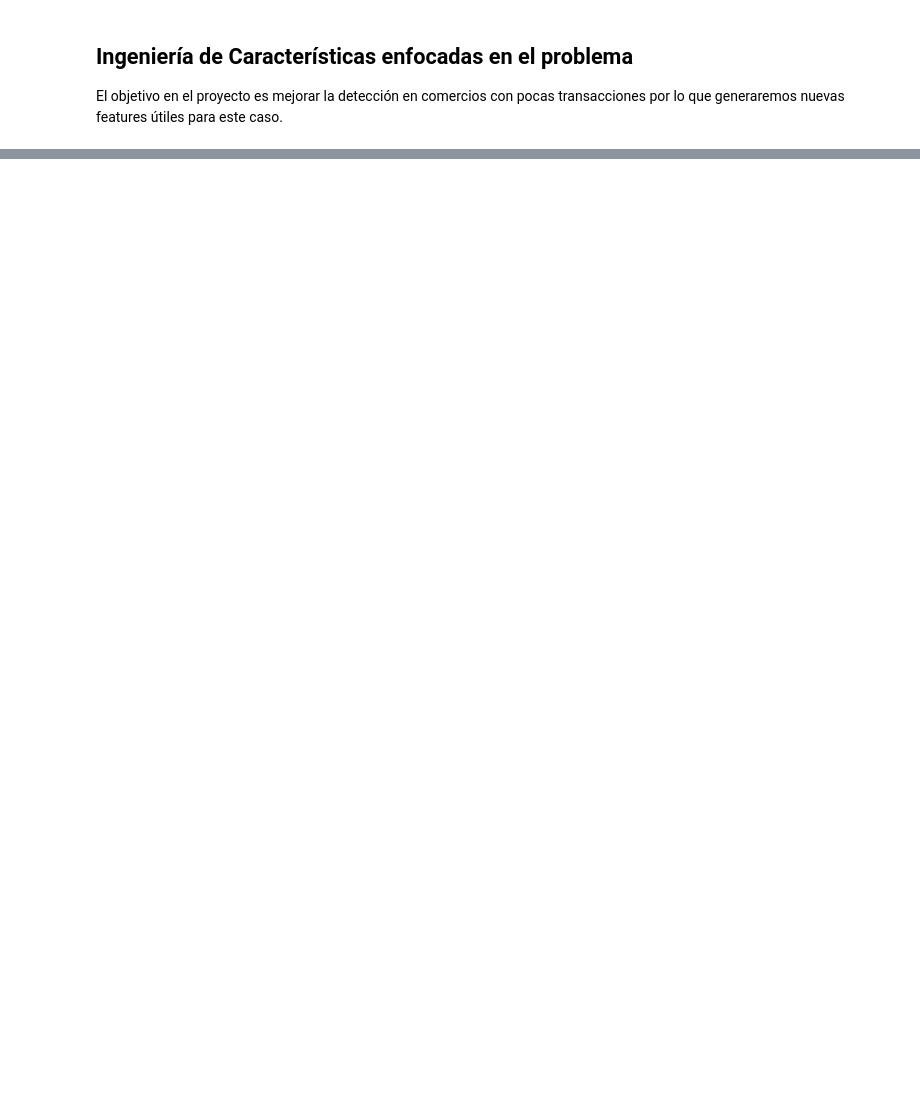
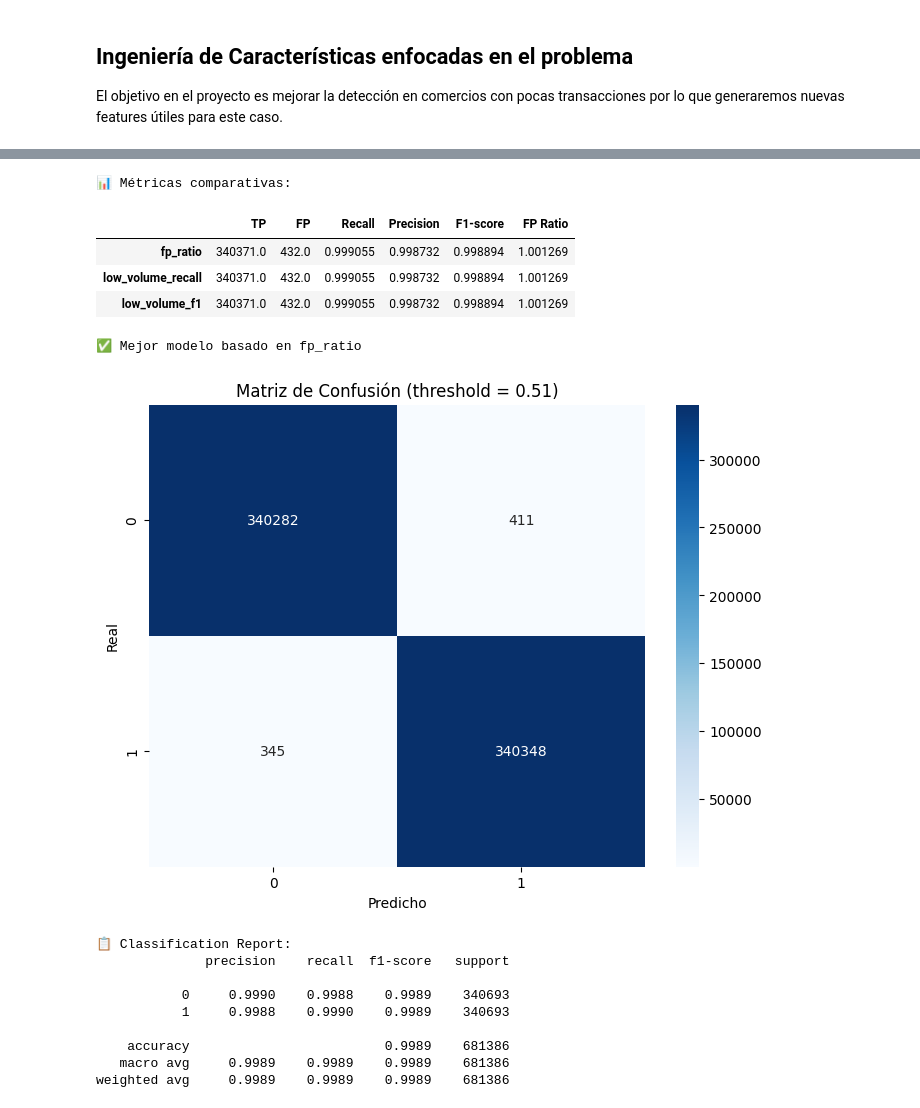
Before and after one commit to FabianJuarez182/ProyectoPlusTI_SDS, a Jupyter notebook: PlusTI.ipynb, the cells around one changed output, grey strips where cells are left out. Saved outputs shown, nothing was run; the diff lists cells and outputs as text; code cells hidden in the pictures; blank space fills up the shorter version.

Commit message:
Modelo Base y Metricas personalizadas

```diff
--- a/PlusTI.ipynb
+++ b/PlusTI.ipynb
@@ -156,0 +294,19 @@ data['amt_zscore'] = (data['amt'] - data.groupby('cc_num')['amt'].transform('mea
+# %%
+def custom_low_volume_recall(preds, train_data):
+    df = train_data.data.copy()
+    df['y_true'] = train_data.get_label()
+    df['pred'] = preds
+    df['pred_binary'] = (preds >= 0.5).astype(int)
+
+    # Definir comercios de baja actividad por percentil 10
+    merchant_counts = df.groupby('merchant')['trans_num'].count()
+    threshold = np.percentile(merchant_counts, 10)
+    low_volume_merchants = merchant_counts[merchant_counts <= threshold].index
+
+    low_volume_data = df[df['merchant'].isin(low_volume_merchants)]
+
+    TP = ((low_volume_data['pred_binary'] == 1) & (low_volume_data['y_true'] == 1)).sum()
+    FN = ((low_volume_data['pred_binary'] == 0) & (low_volume_data['y_true'] == 1)).sum()
+    recall = TP / (TP + FN) if (TP + FN) != 0 else 0
+
+    return 'low_volume_recall', recall, True  # True: cuanto más alto, mejor
@@ -156,0 +409,59 @@ data['amt_zscore'] = (data['amt'] - data.groupby('cc_num')['amt'].transform('mea
+# %%
+from sklearn.metrics import confusion_matrix, classification_report
+
+# Convertir eval_results en DataFrame y ordenar por Recall
+results_df = pd.DataFrame(eval_results).T.sort_values(by='Recall', ascending=False)
+
+# Mostrar tabla ordenada
+print("\n📊 Métricas comparativas:")
+display(results_df)
+
+# Seleccionar el mejor modelo por Recall (puedes cambiar a 'F1-score' si prefieres)
+best_metric_name = results_df.index[0]
+print(f"\n✅ Mejor modelo basado en {best_metric_name}")
+
+# Volver a entrenar el mejor modelo (porque en el loop anterior se sobrescriben los modelos)
+best_feval = fevals[best_metric_name]
+model = lgb.train(
+    params,
+    lgb_train,
+    valid_sets=[lgb_train, lgb_val],
+    valid_names=['train', 'val'],
+    feval=best_feval,
+    num_boost_round=1000
+)
+
+# Predicciones con umbral ajustable (por ejemplo, 0.51)
+threshold = 0.51
+preds = model.predict(X_val)
+y_pred = (preds > threshold).astype(int)
+
+# Matriz de confusión
+cm = confusion_matrix(y_val, y_pred)
+plt.figure(figsize=(8, 6))
+sns.heatmap(cm, annot=True, fmt='d', cmap='Blues')
+plt.title('Matriz de Confusión (threshold = {:.2f})'.format(threshold))
+plt.ylabel('Real')
+plt.xlabel('Predicho')
+plt.show()
+
+# Classification report
+print("\n📋 Classification Report:")
+print(classification_report(y_val, y_pred, digits=4))
+# %% [output]
+📊 Métricas comparativas:
+|  | TP | FP | Recall | Precision | F1-score | FP Ratio |
+| fp_ratio | 340371.0 | 432.0 | 0.999055 | 0.998732 | 0.998894 | 1.001269 |
+| low_volume_recall | 340371.0 | 432.0 | 0.999055 | 0.998732 | 0.998894 | 1.001269 |
+| low_volume_f1 | 340371.0 | 432.0 | 0.999055 | 0.998732 | 0.998894 | 1.001269 |
+✅ Mejor modelo basado en fp_ratio
+[figure, added]
+📋 Classification Report:
+              precision    recall  f1-score   support
+
+           0     0.9990    0.9988    0.9989    340693
+           1     0.9988    0.9990    0.9989    340693
+
+    accuracy                         0.9989    681386
+   macro avg     0.9989    0.9989    0.9989    681386
+weighted avg     0.9989    0.9989    0.9989    681386
```
Also changed, not shown: parts of 17 cells of this notebook.
